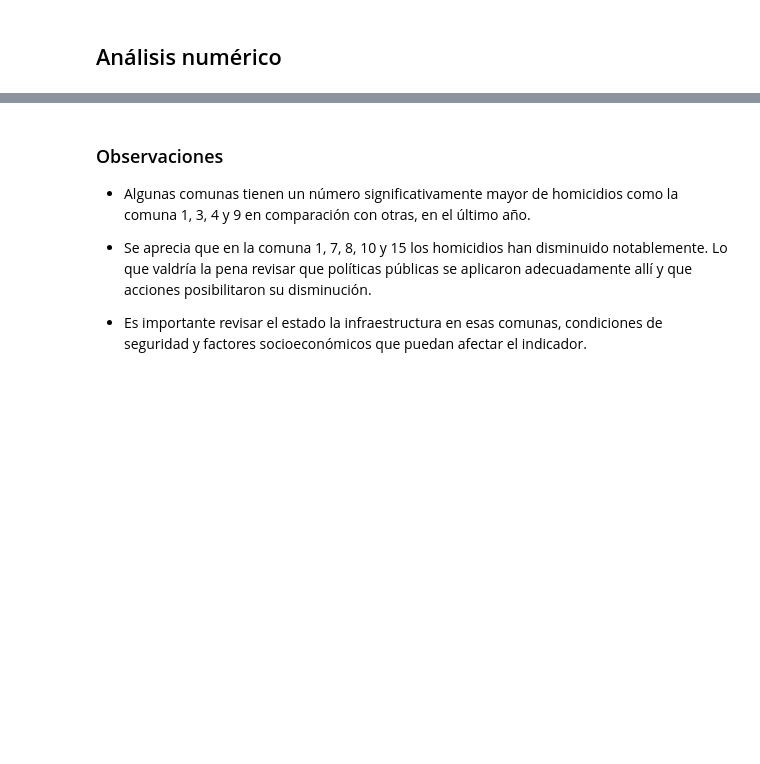
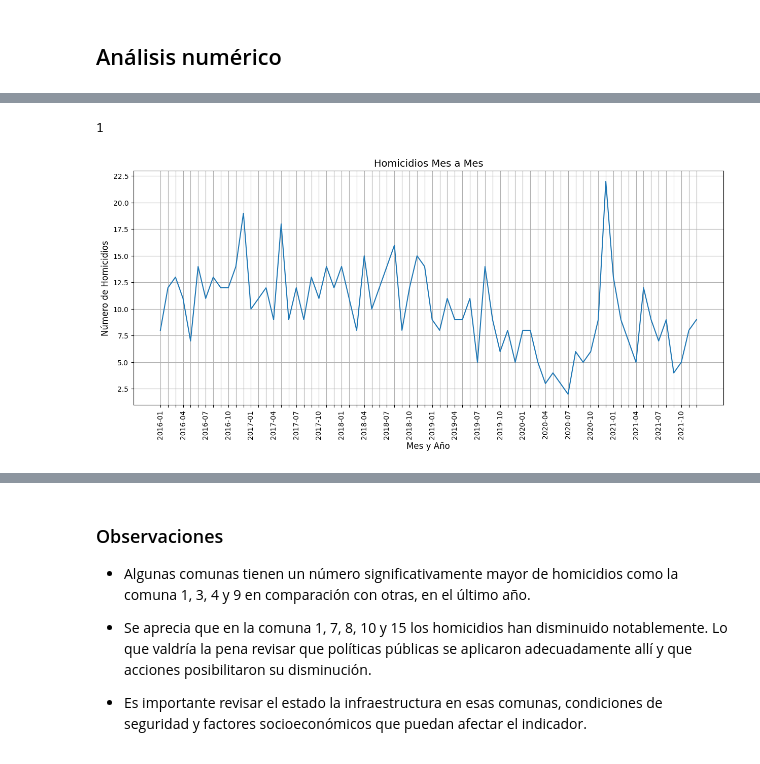
Before and after one commit to diegoavelez/Data-Analytics---Siniestros-Viales, a Jupyter notebook: notebooks/EDA-Homicidios.ipynb, the cells around one changed output, grey strips where cells are left out. Drawn from its saved outputs; the diff is of its cells as text; code cells hidden in the pictures; blank space fills up the shorter version.

```diff
--- a/notebooks/EDA-Homicidios.ipynb
+++ b/notebooks/EDA-Homicidios.ipynb
@@ -117,0 +274,10 @@ registros_duplicados
+# %%
+# Buscamos la comuna más frecuente en el 2016, año de los registros con esta Comuna 0 y los imputamos para no tener este outlier
+# Filtrar los datos para el año 2016
+data_2016 = homicidios_df[homicidios_df['AÑO'] == 2016]
+
+# Encontrar la comuna más común en 2016
+comuna_mas_comun_2016 = data_2016['COMUNA'].mode()[0]
+comuna_mas_comun_2016
+# %% [output]
+1
@@ -117,0 +290,27 @@ registros_duplicados
+# %%
+# Concatenar las columnas 'AÑO' y 'MES' para crear 'MES_AÑO'
+homicidios_df['MES_AÑO'] = homicidios_df['AÑO'].astype(str) + "-" + homicidios_df['MES'].astype(str).str.zfill(2)
+
+# Agrupar los datos por 'MES_AÑO' y contar los homicidios
+homicidios_mes = homicidios_df.groupby('MES_AÑO').size()
+
+# Crear la gráfica de líneas
+plt.figure(figsize=(15, 6))
+sns.lineplot(x=homicidios_mes.index, y=homicidios_mes.values)
+
+# Estilizar la gráfica
+plt.xticks(rotation=90)
+# Establecer las etiquetas del eje X con una rotación de 45 grados y mostrar solo algunas etiquetas
+every_nth = 3
+for n, label in enumerate(plt.gca().xaxis.get_ticklabels()):
+    if n % every_nth != 0:
+        label.set_visible(False)
+plt.xlabel('Mes y Año', fontsize=12)
+plt.ylabel('Número de Homicidios', fontsize=12)
+plt.title('Homicidios Mes a Mes', fontsize=14)
+plt.grid(True)
+
+# Mostrar la gráfica
+plt.show()
+# %% [output]
+[figure, added]
```
Also changed, not shown: parts of 51 cells of this notebook, 3 other files.
